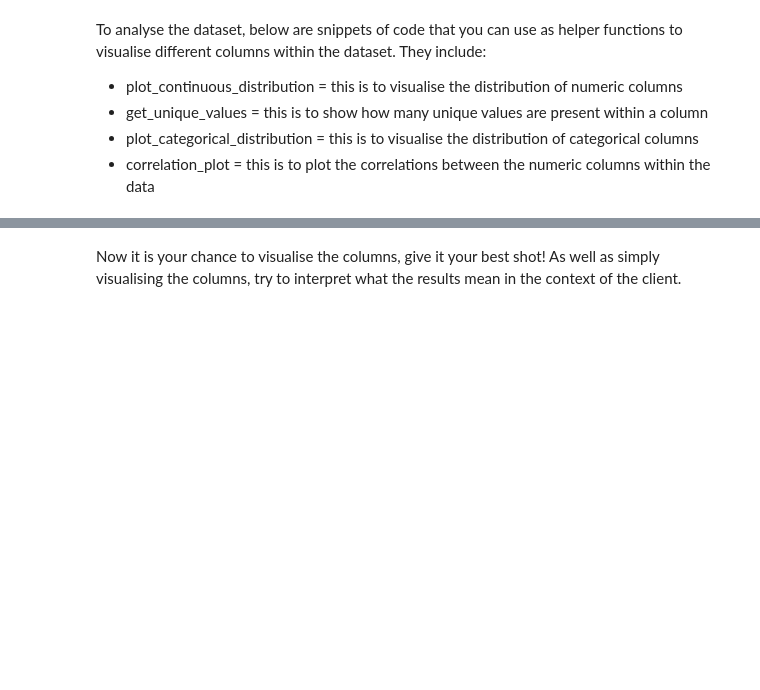
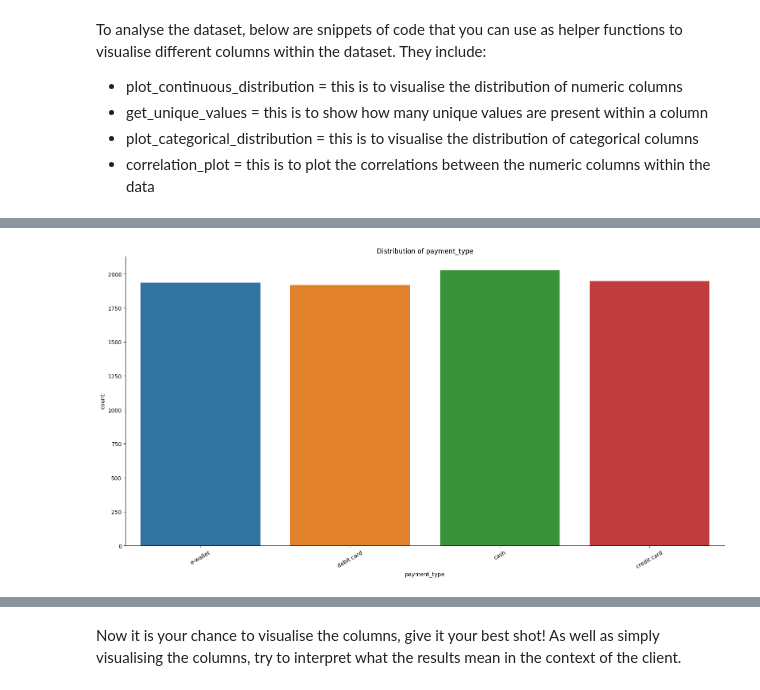
Before and after one commit to Dhru-win/cognizant, a Jupyter notebook: eda.ipynb, the cells around one changed output, grey strips where cells are left out. Saved outputs shown, nothing was run; the diff lists cells and outputs as text; code cells hidden in the pictures; blank space fills up the shorter version.

Commit message:
EDA and data vizualization

```diff
--- a/eda.ipynb
+++ b/eda.ipynb
@@ -141,7 +162,7 @@ def get_unique_values(data, column):
   print(value_counts)
 
 def plot_categorical_distribution(data: pd.DataFrame = None, column: str = None, height: int = 8, aspect: int = 2):
-  _ = sns.catplot(data=data, x=column, kind='count', height=height, aspect=aspect).set(title=f'Distribution of {column}');
+  _ = sns.catplot(data=data, x=column, kind='count', height=height, aspect=aspect).tick_params(axis='x', rotation=30).set(title=f'Distribution of {column}');
 
 def correlation_plot(data: pd.DataFrame = None):
   corr = df.corr()
@@ -148,0 +182,4 @@ def correlation_plot(data: pd.DataFrame = None):
+# %%
+plot_categorical_distribution(df, 'payment_type')
+# %% [output]
+[figure, added]
```
Also changed, not shown: parts of 6 cells of this notebook.
